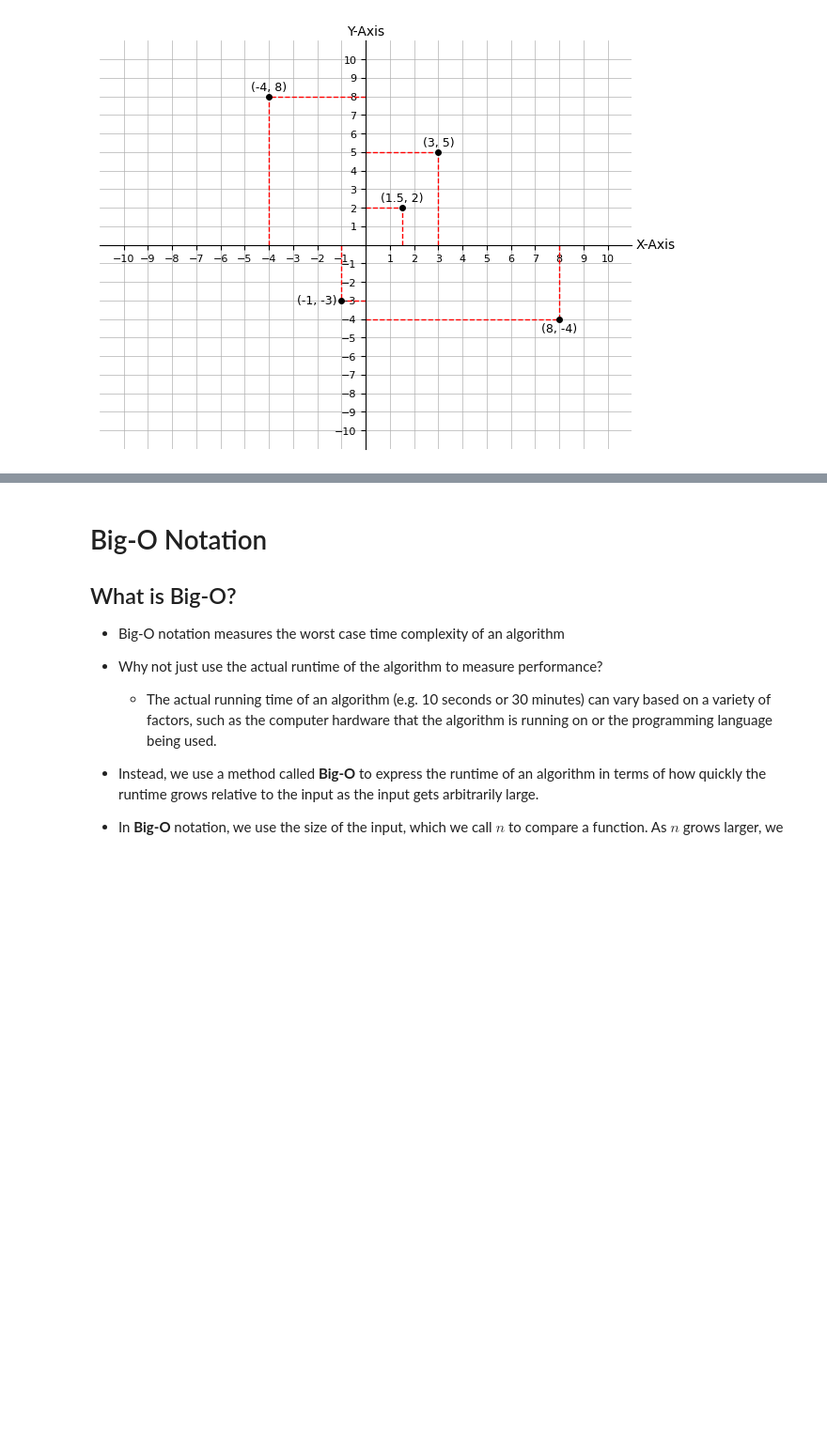
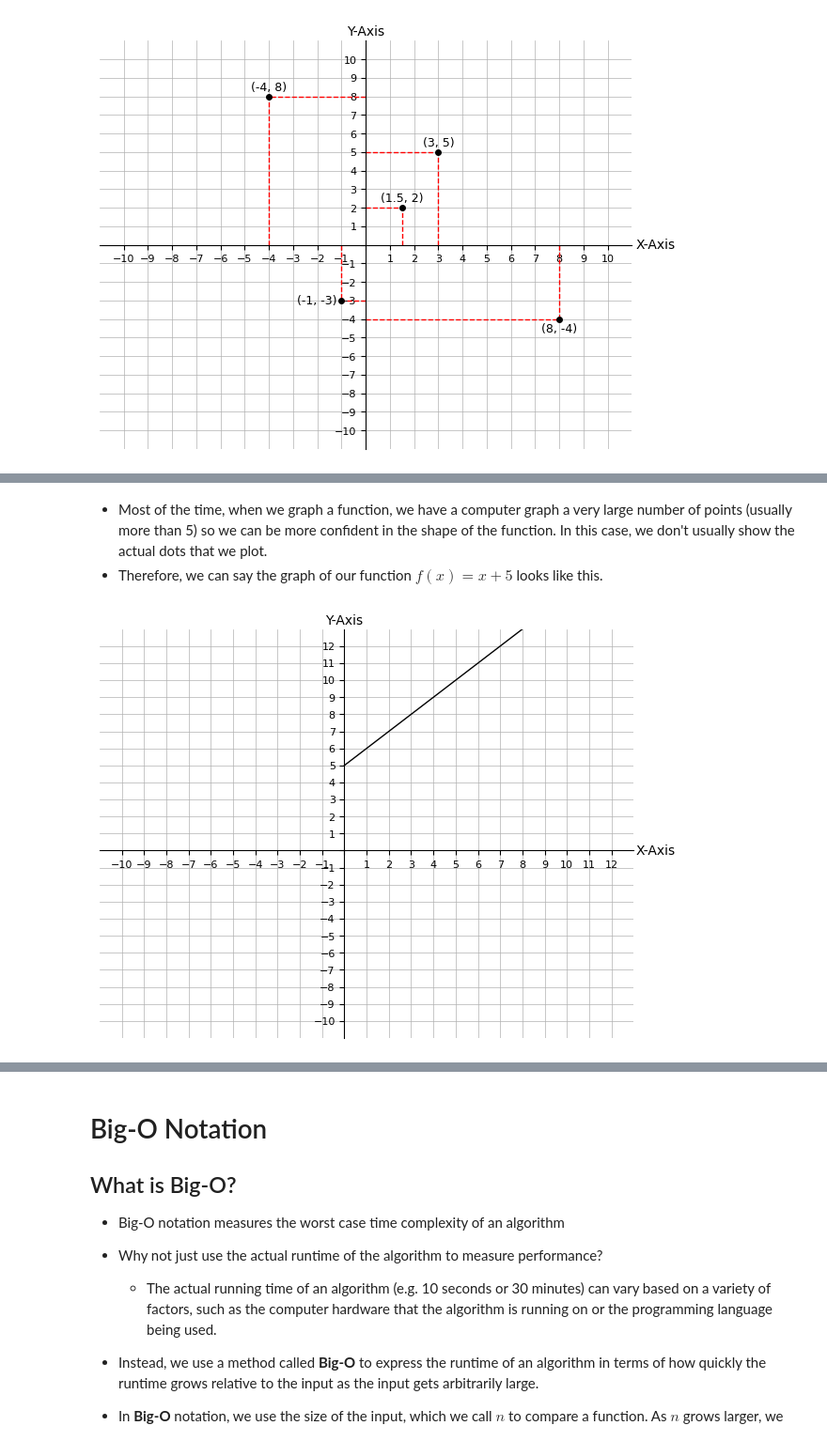
Before and after one commit to jdglaser/dsa-studying, a Jupyter notebook: big-o-notation.ipynb, the cells around one changed output, grey strips where cells are left out. Shown at 94% size. Cells and saved outputs as stored; diff of their text form; code cells hidden in the pictures; blank space fills up the shorter version.

```diff
--- a/big-o-notation.ipynb
+++ b/big-o-notation.ipynb
@@ -117,0 +158,12 @@ plt.show()
+# %% [markdown]
++ Most of the time, when we graph a function, we have a computer graph a very large number of points (usually more than 5) so we can be more confident in the shape of the function. In this case, we don't usually show the actual dots that we plot.
++ Therefore, we can say the graph of our function $f(x) = x + 5$ looks like this.
+# %%
+fig, ax = get_cartesian_plane(max_val=12)
+
+ax.add_line(Line2D(range(13), [i+5 for i in range(13)], color=(0, 0, 0), linewidth=1))
+
+plt.tight_layout()
+plt.show()
+# %% [output]
+[figure, added]
```
Also changed, not shown: parts of 7 cells of this notebook.
